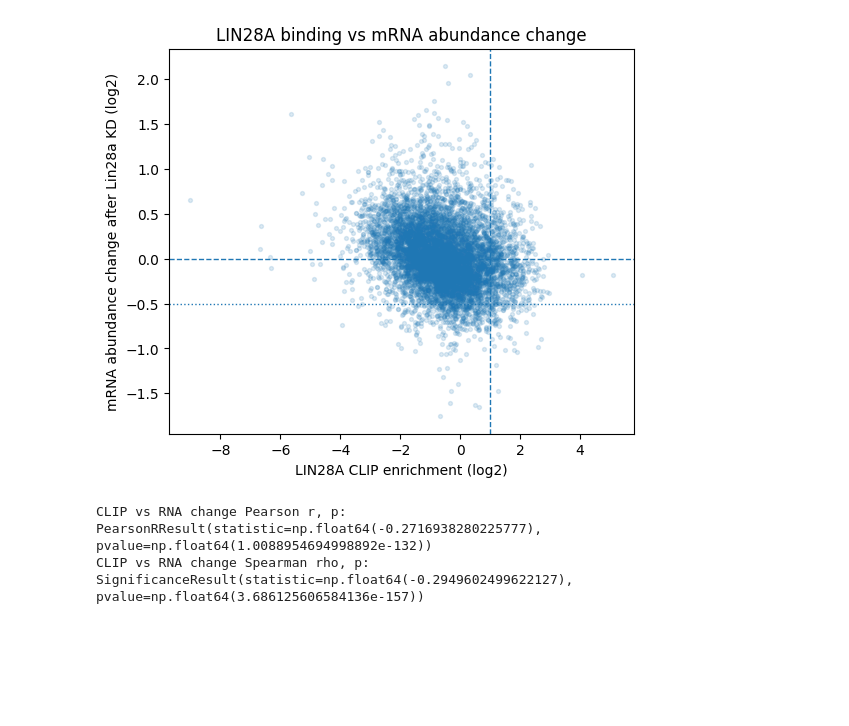
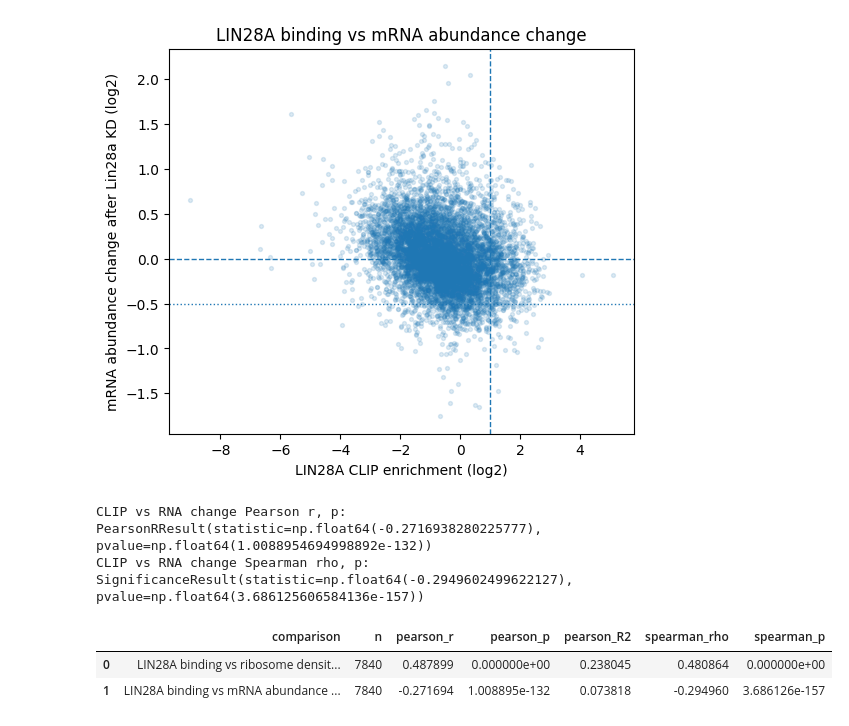
Before and after one commit to chaehyeonkim-lab/bioinformatics1, a Jupyter notebook: Binformatics_term_project.ipynb, the cells around one changed output. Cells and saved outputs as stored; diff of their text form; code cells hidden in the pictures; blank space fills up the shorter version.

```diff
--- a/Binformatics_term_project.ipynb
+++ b/Binformatics_term_project.ipynb
@@ -649,3 +649,48 @@ print("CLIP vs RNA change Spearman rho, p:", spearman_rna)
 [figure]
 CLIP vs RNA change Pearson r, p: PearsonRResult(statistic=np.float64(-0.2716938280225777), pvalue=np.float64(1.0088954694998892e-132))
 CLIP vs RNA change Spearman rho, p: SignificanceResult(statistic=np.float64(-0.2949602499622127), pvalue=np.float64(3.686125606584136e-157))
+# %%
+from scipy import stats
+import numpy as np
+import pandas as pd
+
+corr_df = merged.loc[
+    analysis_base,
+    ["clip_log2", "rden_log2", "rna_change_log2", "er_proxy", "target_class"]
+].dropna().copy()
+
+def corr_summary(x, y, label):
+    pearson = stats.pearsonr(corr_df[x], corr_df[y])
+    spearman = stats.spearmanr(corr_df[x], corr_df[y])
+
+    return {
+        "comparison": label,
+        "n": len(corr_df),
+        "pearson_r": pearson.statistic,
+        "pearson_p": pearson.pvalue,
+        "pearson_R2": pearson.statistic ** 2,
+        "spearman_rho": spearman.statistic,
+        "spearman_p": spearman.pvalue,
+    }
+
+corr_table = pd.DataFrame(
+    [
+        corr_summary(
+            "clip_log2",
+            "rden_log2",
+            "LIN28A binding vs ribosome density change",
+        ),
+        corr_summary(
+            "clip_log2",
+            "rna_change_log2",
+            "LIN28A binding vs mRNA abundance change",
+        ),
+    ]
+)
+
+display(corr_table)
+corr_table.to_csv(OUT_DIR / "correlation_summary.tsv", sep="\t", index=False)
+# %% [output]
+|  | comparison | n | pearson_r | pearson_p | pearson_R2 | spearman_rho | spearman_p |
+| 0 | LIN28A binding vs ribosome densit... | 7840 | 0.487899 | 0.000000e+00 | 0.238045 | 0.480864 | 0.000000e+00 |
+| 1 | LIN28A binding vs mRNA abundance ... | 7840 | -0.271694 | 1.008895e-132 | 0.073818 | -0.294960 | 3.686126e-157 |
```
Also changed, not shown: parts of 7 cells of this notebook.
